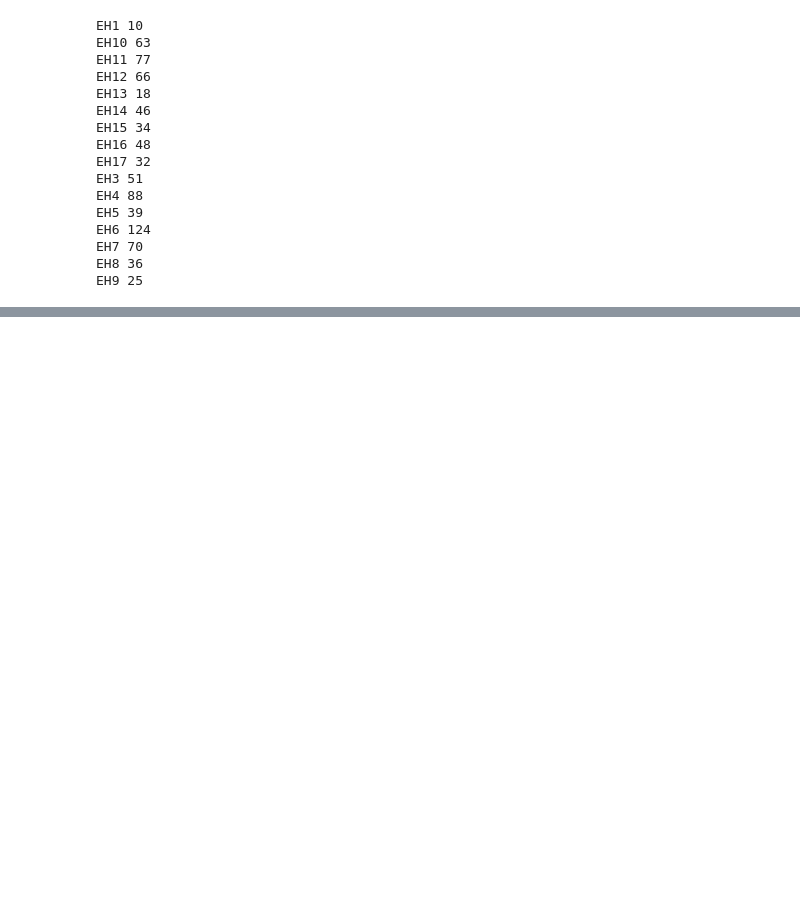
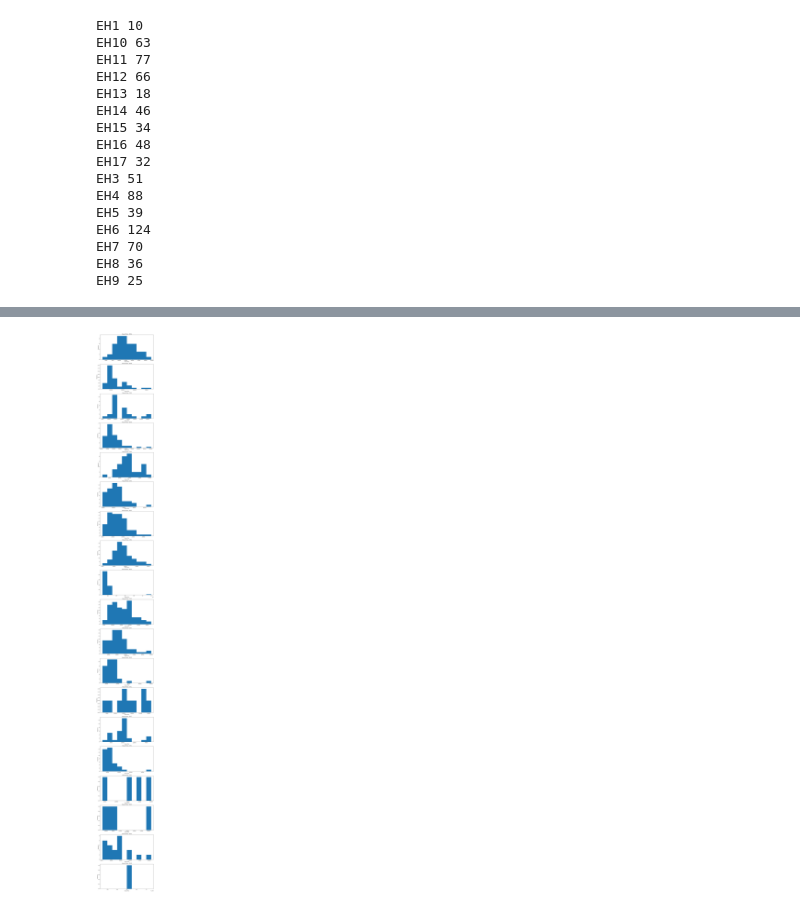
Before and after one commit to Pakalakadingdong1/DPSS-May-26-Submission, a Jupyter notebook: python_scripts/Python_Hypothesis_Test_Script-checkpoint.ipynb, the cells around one changed output, grey strips where cells are left out. Cells and saved outputs as stored; diff of their text form; code cells hidden in the pictures; blank space fills up the shorter version.

```diff
--- a/python_scripts/Python_Hypothesis_Test_Script-checkpoint.ipynb
+++ b/python_scripts/Python_Hypothesis_Test_Script-checkpoint.ipynb
@@ -106,7 +108,7 @@ Index(['property_type', 'bedrooms', 'address', 'price', 'normalised_price',
 area_counts = df["postcode_area"].value_counts()
 
 valid_areas = area_counts[
-    area_counts >= 10
+    area_counts >= 30
 ].index
 
 df_test = df[
@@ -140,7 +142,7 @@ groups = []
 
 for area, group in df_test.groupby("postcode_area"):
 
-    prices = group["price"].dropna()
+    prices = group["normalised_price"].dropna()
 
     groups.append(prices)
 
@@ -231,0 +264,29 @@ Name: price, dtype: int64]
+# %%
+postcode_areas = df["postcode_area"].dropna().unique()
+
+# Create one subplot for each postcode area
+fig, axes = plt.subplots(
+    nrows=len(postcode_areas),
+    ncols=1,
+    figsize=(10, 5 * len(postcode_areas))
+)
+
+for ax, area in zip(axes, postcode_areas):
+
+    prices = df[
+        df["postcode_area"] == area
+    ]["normalised_price"].dropna()
+
+    if len(prices) >= 1:
+
+        ax.hist(prices, bins=10)
+
+        ax.set_xlabel("House Price")
+        ax.set_ylabel("Frequency")
+        ax.set_title(f"House Prices - {area}")
+
+plt.tight_layout()
+plt.savefig("postcode_histograms.png", dpi=300, bbox_inches="tight")
+plt.show()
+# %% [output]
+[figure, added]
```
Also changed, not shown: parts of 9 cells of this notebook.
